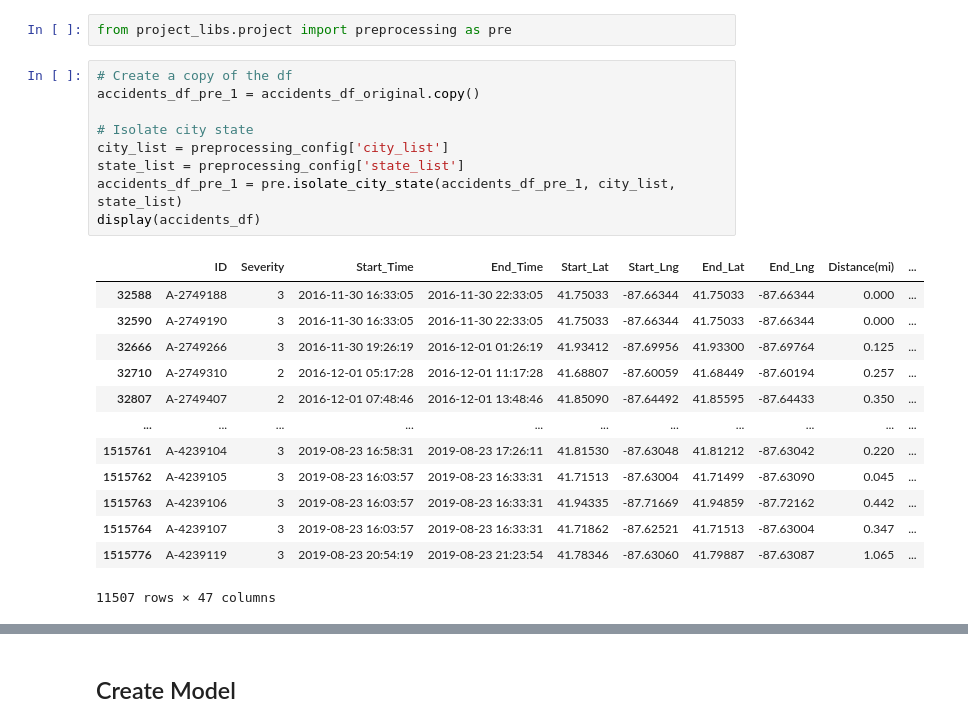
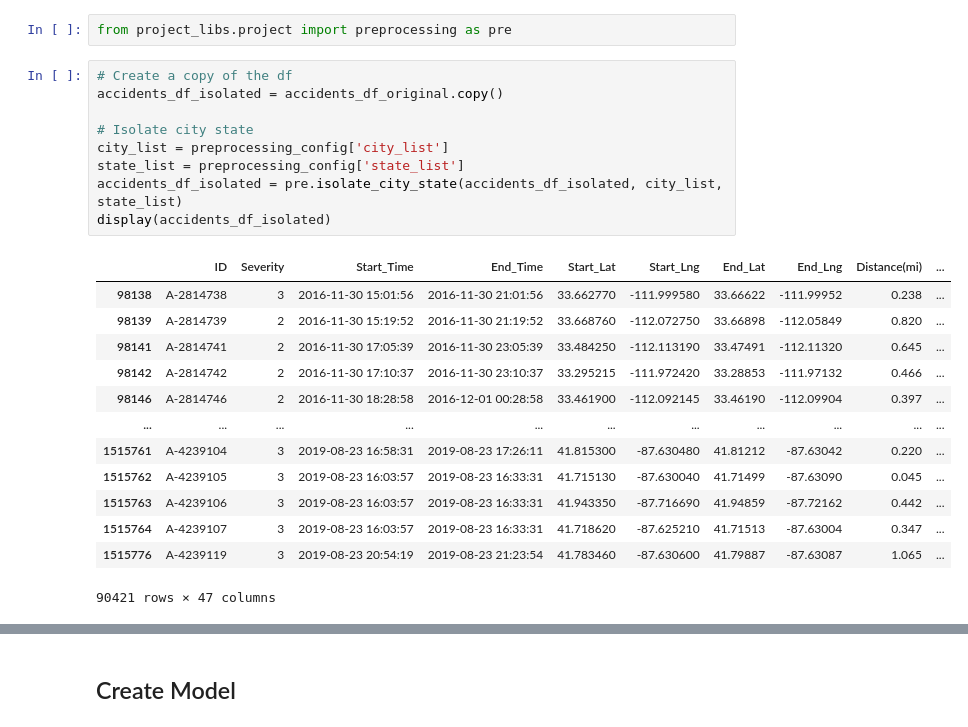
Before and after one commit to UTK-ML-Dream-Team/accident-severity-prediction, a Jupyter notebook: main.ipynb, the cells around one changed output, grey strips where cells are left out. Drawn from its saved outputs; the diff is of its cells as text.

Commit message:
Fix city_state filtering #4

```diff
--- a/main.ipynb
+++ b/main.ipynb
@@ -259,25 +258,25 @@ Number of rows when only dates STARTED FROM 1/2020 for the North Easter States w
 from project_libs.project import preprocessing as pre
 # %%
 # Create a copy of the df
-accidents_df_pre_1 = accidents_df_original.copy()
+accidents_df_isolated = accidents_df_original.copy()
 
 # Isolate city state
 city_list = preprocessing_config['city_list']
 state_list = preprocessing_config['state_list']
-accidents_df_pre_1 = pre.isolate_city_state(accidents_df_pre_1, city_list, state_list)
-display(accidents_df)
+accidents_df_isolated = pre.isolate_city_state(accidents_df_isolated, city_list, state_list)
+display(accidents_df_isolated)
 # %% [output]
 |  | ID | Severity | Start_Time | End_Time | Start_Lat | Start_Lng | End_Lat | End_Lng | Distance(mi) | ... |
-| 32588 | A-2749188 | 3 | 2016-11-30 16:33:05 | 2016-11-30 22:33:05 | 41.75033 | -87.66344 | 41.75033 | -87.66344 | 0.000 | ... |
-| 32590 | A-2749190 | 3 | 2016-11-30 16:33:05 | 2016-11-30 22:33:05 | 41.75033 | -87.66344 | 41.75033 | -87.66344 | 0.000 | ... |
-| 32666 | A-2749266 | 3 | 2016-11-30 19:26:19 | 2016-12-01 01:26:19 | 41.93412 | -87.69956 | 41.93300 | -87.69764 | 0.125 | ... |
-| 32710 | A-2749310 | 2 | 2016-12-01 05:17:28 | 2016-12-01 11:17:28 | 41.68807 | -87.60059 | 41.68449 | -87.60194 | 0.257 | ... |
-| 32807 | A-2749407 | 2 | 2016-12-01 07:48:46 | 2016-12-01 13:48:46 | 41.85090 | -87.64492 | 41.85595 | -87.64433 | 0.350 | ... |
+| 98138 | A-2814738 | 3 | 2016-11-30 15:01:56 | 2016-11-30 21:01:56 | 33.662770 | -111.999580 | 33.66622 | -111.99952 | 0.238 | ... |
+| 98139 | A-2814739 | 2 | 2016-11-30 15:19:52 | 2016-11-30 21:19:52 | 33.668760 | -112.072750 | 33.66898 | -112.05849 | 0.820 | ... |
+| 98141 | A-2814741 | 2 | 2016-11-30 17:05:39 | 2016-11-30 23:05:39 | 33.484250 | -112.113190 | 33.47491 | -112.11320 | 0.645 | ... |
+| 98142 | A-2814742 | 2 | 2016-11-30 17:10:37 | 2016-11-30 23:10:37 | 33.295215 | -111.972420 | 33.28853 | -111.97132 | 0.466 | ... |
+| 98146 | A-2814746 | 2 | 2016-11-30 18:28:58 | 2016-12-01 00:28:58 | 33.461900 | -112.092145 | 33.46190 | -112.09904 | 0.397 | ... |
 | ... | ... | ... | ... | ... | ... | ... | ... | ... | ... | ... |
-| 1515761 | A-4239104 | 3 | 2019-08-23 16:58:31 | 2019-08-23 17:26:11 | 41.81530 | -87.63048 | 41.81212 | -87.63042 | 0.220 | ... |
-| 1515762 | A-4239105 | 3 | 2019-08-23 16:03:57 | 2019-08-23 16:33:31 | 41.71513 | -87.63004 | 41.71499 | -87.63090 | 0.045 | ... |
-| 1515763 | A-4239106 | 3 | 2019-08-23 16:03:57 | 2019-08-23 16:33:31 | 41.94335 | -87.71669 | 41.94859 | -87.72162 | 0.442 | ... |
-| 1515764 | A-4239107 | 3 | 2019-08-23 16:03:57 | 2019-08-23 16:33:31 | 41.71862 | -87.62521 | 41.71513 | -87.63004 | 0.347 | ... |
-| 1515776 | A-4239119 | 3 | 2019-08-23 20:54:19 | 2019-08-23 21:23:54 | 41.78346 | -87.63060 | 41.79887 | -87.63087 | 1.065 | ... |
+| 1515761 | A-4239104 | 3 | 2019-08-23 16:58:31 | 2019-08-23 17:26:11 | 41.815300 | -87.630480 | 41.81212 | -87.63042 | 0.220 | ... |
+| 1515762 | A-4239105 | 3 | 2019-08-23 16:03:57 | 2019-08-23 16:33:31 | 41.715130 | -87.630040 | 41.71499 | -87.63090 | 0.045 | ... |
+| 1515763 | A-4239106 | 3 | 2019-08-23 16:03:57 | 2019-08-23 16:33:31 | 41.943350 | -87.716690 | 41.94859 | -87.72162 | 0.442 | ... |
+| 1515764 | A-4239107 | 3 | 2019-08-23 16:03:57 | 2019-08-23 16:33:31 | 41.718620 | -87.625210 | 41.71513 | -87.63004 | 0.347 | ... |
+| 1515776 | A-4239119 | 3 | 2019-08-23 20:54:19 | 2019-08-23 21:23:54 | 41.783460 | -87.630600 | 41.79887 | -87.63087 | 1.065 | ... |
-11507 rows × 47 columns
+90421 rows × 47 columns
 # %%
```
Also changed, not shown: parts of 3 cells of this notebook, 2 other files.
